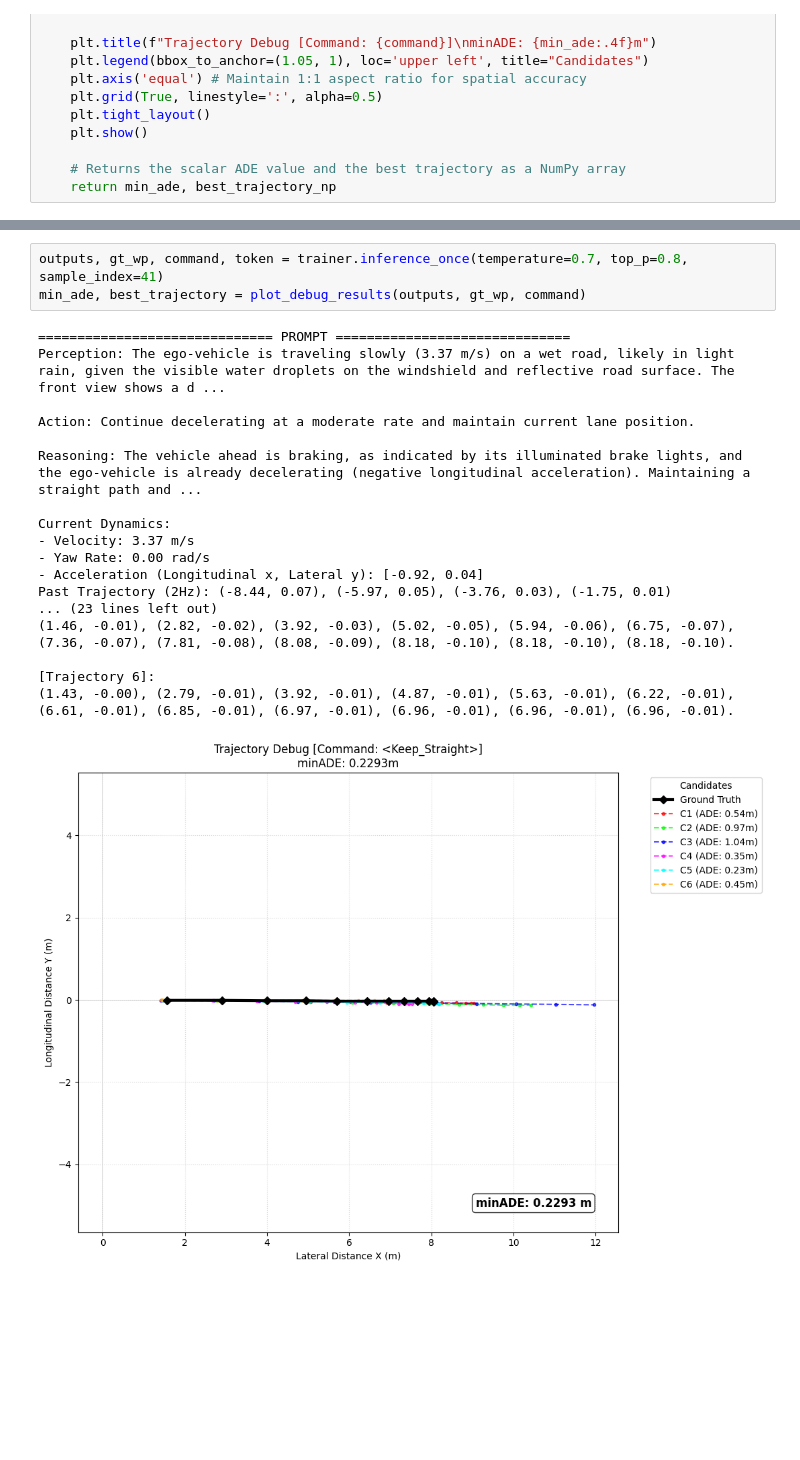
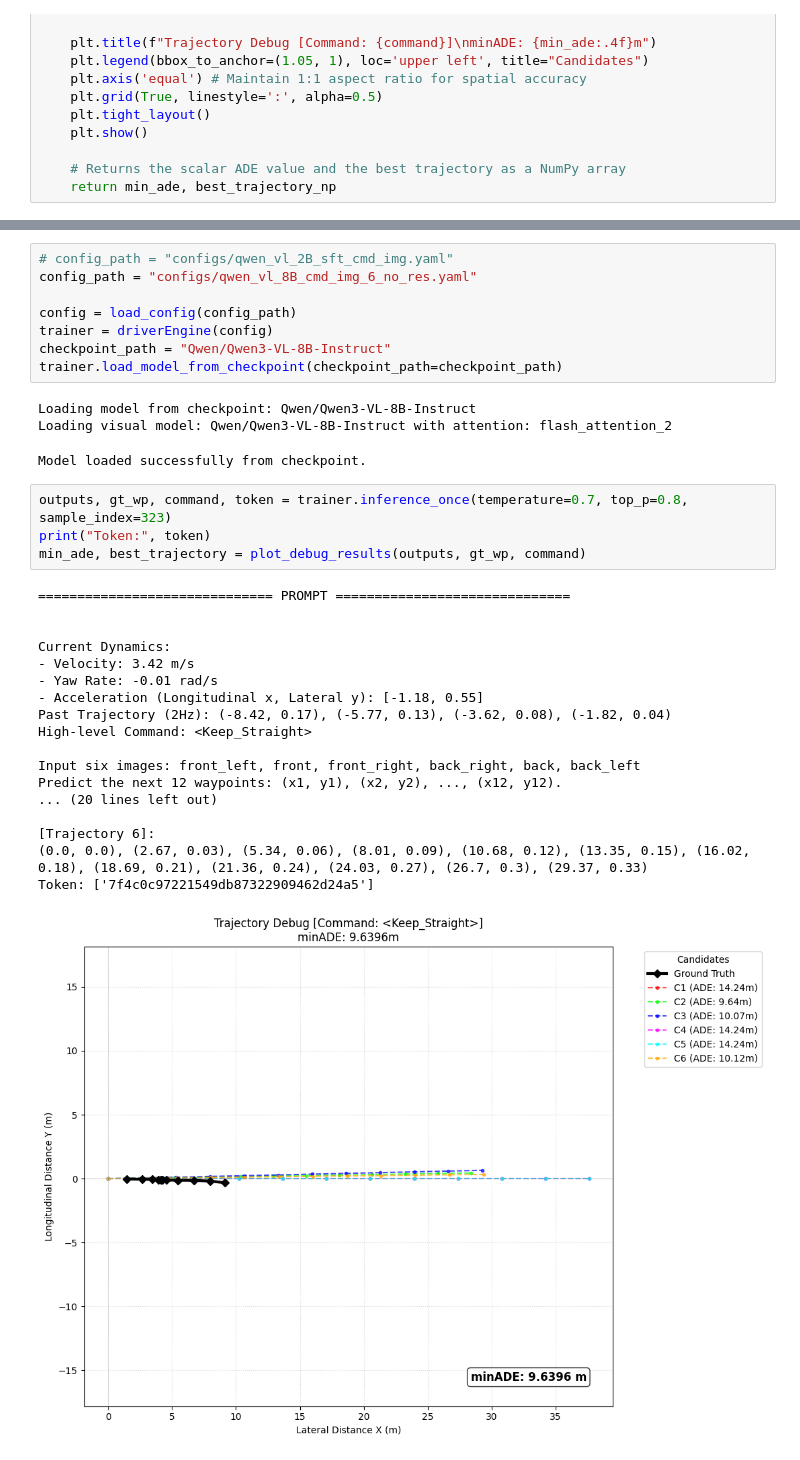
Before and after one commit to TAMU-CVRL/NaviDrive, a Jupyter notebook: demo/inference.ipynb, the cells around one changed output, grey strips where cells are left out. Cells and saved outputs as stored; diff of their text form; blank space fills up the shorter version.

Commit message:
add reason_gen demo

```diff
--- a/demo/inference.ipynb
+++ b/demo/inference.ipynb
@@ -166,25 +156,38 @@ def plot_debug_results(pred_outputs, gt_wp_raw, command="Unknown"):
+# %%
+# config_path = "configs/qwen_vl_2B_sft_cmd_img.yaml"
+config_path = "configs/qwen_vl_8B_cmd_img_6_no_res.yaml"
+
+config = load_config(config_path)
+trainer = driverEngine(config)
+checkpoint_path = "Qwen/Qwen3-VL-8B-Instruct"
+trainer.load_model_from_checkpoint(checkpoint_path=checkpoint_path)
+# %% [output]
+Loading model from checkpoint: Qwen/Qwen3-VL-8B-Instruct
+Loading visual model: Qwen/Qwen3-VL-8B-Instruct with attention: flash_attention_2
+Model loaded successfully from checkpoint.
 # %%
-outputs, gt_wp, command, token = trainer.inference_once(temperature=0.7, top_p=0.8, sample_index=41)
+outputs, gt_wp, command, token = trainer.inference_once(temperature=0.7, top_p=0.8, sample_index=323)
+print("Token:", token)
 min_ade, best_trajectory = plot_debug_results(outputs, gt_wp, command)
 # %% [output]
 ============================== PROMPT ==============================
-Perception: The ego-vehicle is traveling slowly (3.37 m/s) on a wet road, likely in light rain, given the visible water droplets on the windshield and reflective road surface. The front view shows a d ...
 
-Action: Continue decelerating at a moderate rate and maintain current lane position.
-
-Reasoning: The vehicle ahead is braking, as indicated by its illuminated brake lights, and the ego-vehicle is already decelerating (negative longitudinal acceleration). Maintaining a straight path and ...
 
 Current Dynamics:
-- Velocity: 3.37 m/s
-- Yaw Rate: 0.00 rad/s
-- Acceleration (Longitudinal x, Lateral y): [-0.92, 0.04]
-Past Trajectory (2Hz): (-8.44, 0.07), (-5.97, 0.05), (-3.76, 0.03), (-1.75, 0.01)
-... (23 lines left out)
-(1.46, -0.01), (2.82, -0.02), (3.92, -0.03), (5.02, -0.05), (5.94, -0.06), (6.75, -0.07), (7.36, -0.07), (7.81, -0.08), (8.08, -0.09), (8.18, -0.10), (8.18, -0.10), (8.18, -0.10).
+- Velocity: 3.42 m/s
+- Yaw Rate: -0.01 rad/s
+- Acceleration (Longitudinal x, Lateral y): [-1.18, 0.55]
+Past Trajectory (2Hz): (-8.42, 0.17), (-5.77, 0.13), (-3.62, 0.08), (-1.82, 0.04)
+High-level Command: <Keep_Straight>
+
+Input six images: front_left, front, front_right, back_right, back, back_left
+Predict the next 12 waypoints: (x1, y1), (x2, y2), ..., (x12, y12).
+... (20 lines left out)
 
 [Trajectory 6]:
-(1.43, -0.00), (2.79, -0.01), (3.92, -0.01), (4.87, -0.01), (5.63, -0.01), (6.22, -0.01), (6.61, -0.01), (6.85, -0.01), (6.97, -0.01), (6.96, -0.01), (6.96, -0.01), (6.96, -0.01).
+(0.0, 0.0), (2.67, 0.03), (5.34, 0.06), (8.01, 0.09), (10.68, 0.12), (13.35, 0.15), (16.02, 0.18), (18.69, 0.21), (21.36, 0.24), (24.03, 0.27), (26.7, 0.3), (29.37, 0.33)
+Token: ['7f4c0c97221549db87322909462d24a5']
-[figure, old version]
+[figure, new version]
 # %%
 from utils.results_utils import project_wp_to_image
 
```
Also changed, not shown: parts of 4 cells of this notebook, 6 other files.
